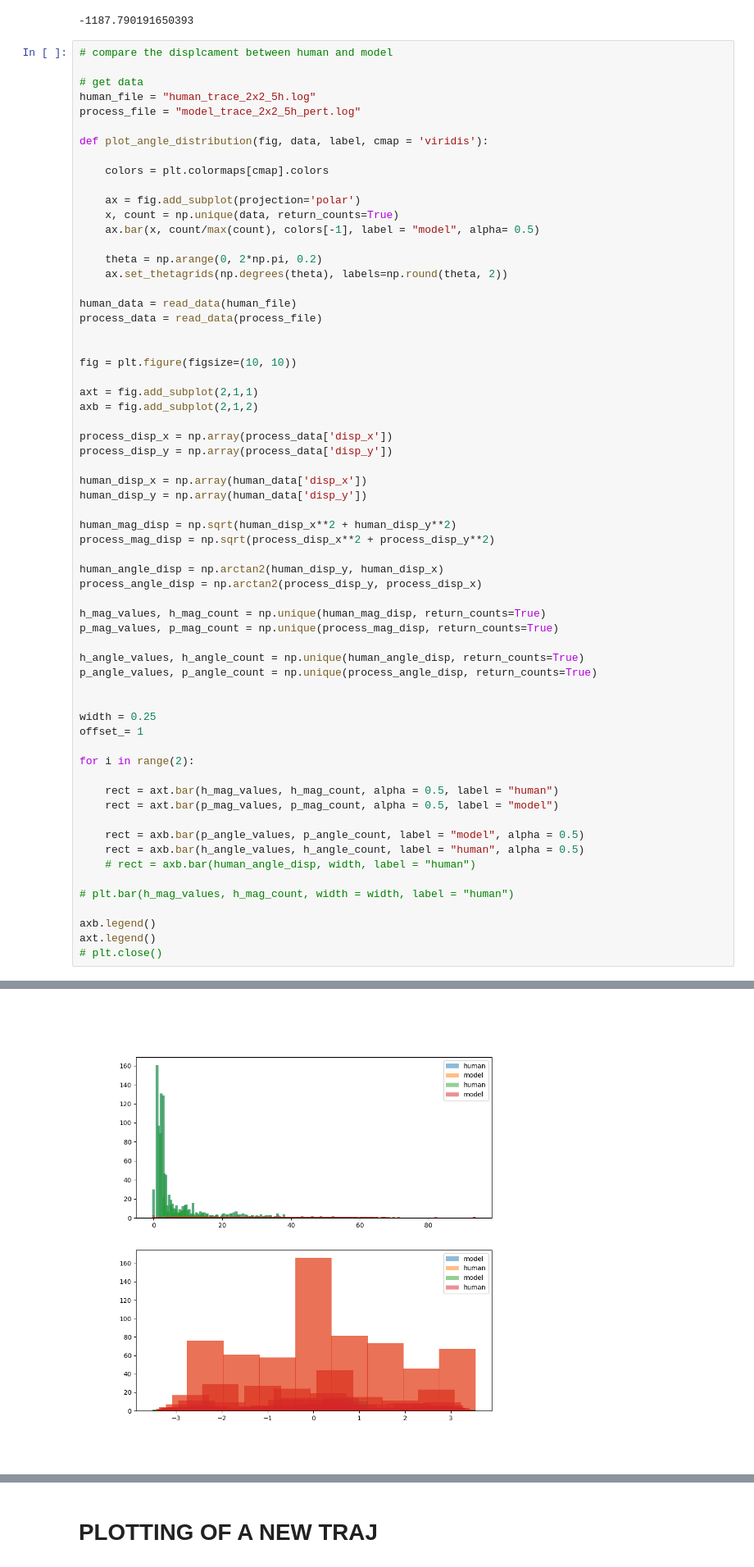
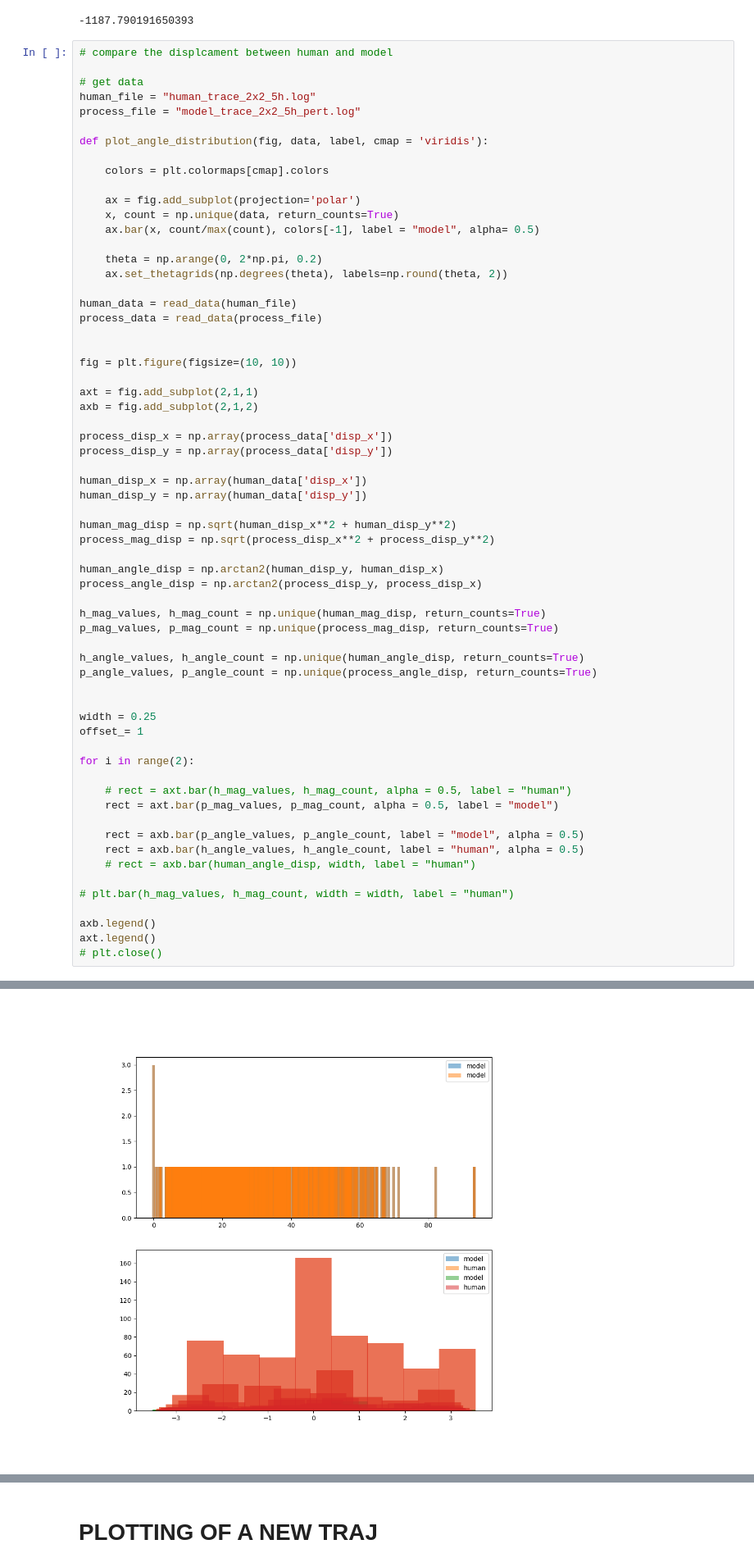
Before and after one commit to joaoMartinSaquet/smartDarts, a Jupyter notebook: smartdarts/jupyter/viz.ipynb, the cells around one changed output, grey strips where cells are left out. Shown at 82% size. Saved outputs shown, nothing was run; the diff lists cells and outputs as text.

```diff
--- a/smartdarts/jupyter/viz.ipynb
+++ b/smartdarts/jupyter/viz.ipynb
@@ -103,35 +103,35 @@ human_mag_disp = np.sqrt(human_disp_x**2 + human_disp_y**2)
 process_mag_disp = np.sqrt(process_disp_x**2 + process_disp_y**2)
 
 human_angle_disp = np.arctan2(human_disp_y, human_disp_x)
 process_angle_disp = np.arctan2(process_disp_y, process_disp_x)
 
 h_mag_values, h_mag_count = np.unique(human_mag_disp, return_counts=True)
 p_mag_values, p_mag_count = np.unique(process_mag_disp, return_counts=True)
 
 h_angle_values, h_angle_count = np.unique(human_angle_disp, return_counts=True)
 p_angle_values, p_angle_count = np.unique(process_angle_disp, return_counts=True)
 
 
 width = 0.25
 offset_= 1
 
 for i in range(2):
 
-    rect = axt.bar(h_mag_values, h_mag_count, alpha = 0.5, label = "human")
+    # rect = axt.bar(h_mag_values, h_mag_count, alpha = 0.5, label = "human")
     rect = axt.bar(p_mag_values, p_mag_count, alpha = 0.5, label = "model")
 
     rect = axb.bar(p_angle_values, p_angle_count, label = "model", alpha = 0.5)
     rect = axb.bar(h_angle_values, h_angle_count, label = "human", alpha = 0.5)
     # rect = axb.bar(human_angle_disp, width, label = "human")
 
 # plt.bar(h_mag_values, h_mag_count, width = width, label = "human")
 
 axb.legend()
 axt.legend()
 # plt.close()
 # %% [output]
 <matplotlib.legend.Legend at 0x...>
-[figure, old version]
+[figure, new version]
 # %%
 colors = plt.colormaps['Dark2'].colors
 fig = plt.figure()
```
Also changed, not shown: parts of 5 cells of this notebook, 2 other files.
